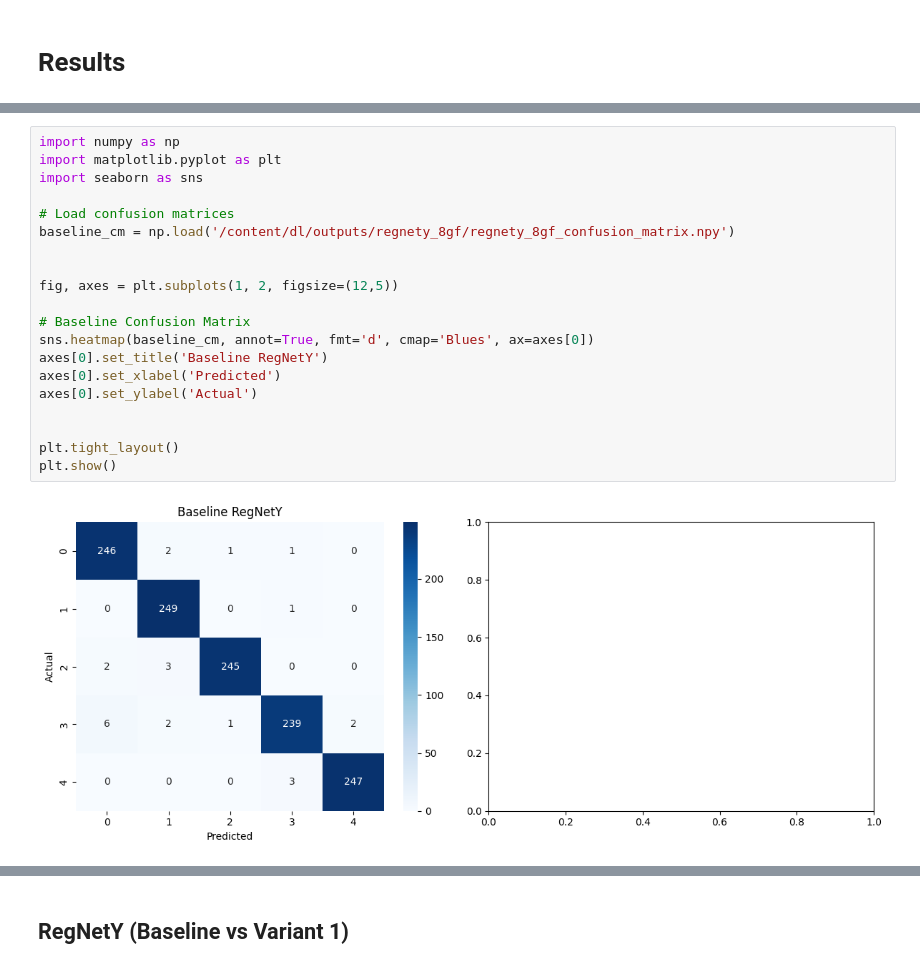
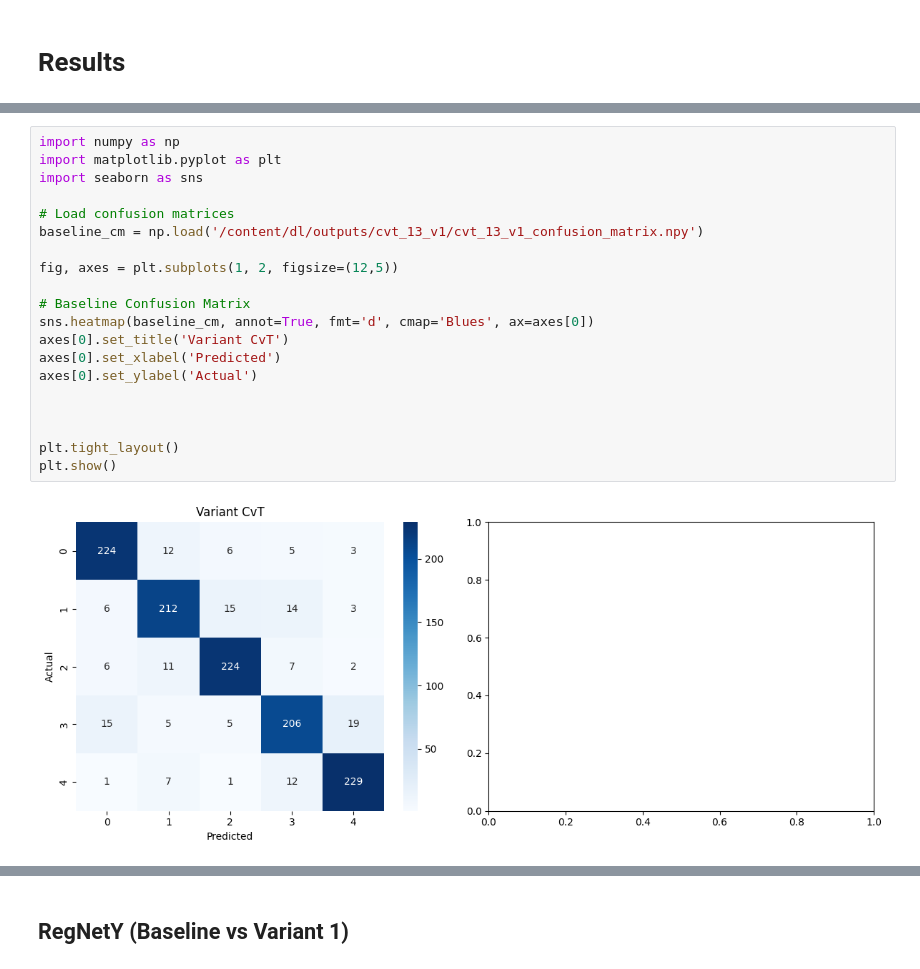
Before and after one commit to RanaAmr211/dl, a Jupyter notebook: main.ipynb, the cells around one changed output, grey strips where cells are left out. Cells and saved outputs as stored; diff of their text form.

```diff
--- a/main.ipynb
+++ b/main.ipynb
@@ -765,22 +612,22 @@ Baseline RegNetY: 2.11%
-# %%
-import numpy as np
-import matplotlib.pyplot as plt
-import seaborn as sns
-
-# Load confusion matrices
-baseline_cm = np.load('/content/dl/outputs/regnety_8gf/regnety_8gf_confusion_matrix.npy')
-
-
-fig, axes = plt.subplots(1, 2, figsize=(12,5))
-
-# Baseline Confusion Matrix
-sns.heatmap(baseline_cm, annot=True, fmt='d', cmap='Blues', ax=axes[0])
-axes[0].set_title('Baseline RegNetY')
-axes[0].set_xlabel('Predicted')
-axes[0].set_ylabel('Actual')
-
-
-plt.tight_layout()
-plt.show()
-# %% [output]
-[figure, removed]
+# %%
+import numpy as np
+import matplotlib.pyplot as plt
+import seaborn as sns
+
+# Load confusion matrices
+baseline_cm = np.load('/content/dl/outputs/cvt_13_v1/cvt_13_v1_confusion_matrix.npy')
+
+fig, axes = plt.subplots(1, 2, figsize=(12,5))
+
+# Baseline Confusion Matrix
+sns.heatmap(baseline_cm, annot=True, fmt='d', cmap='Blues', ax=axes[0])
+axes[0].set_title('Variant CvT')
+axes[0].set_xlabel('Predicted')
+axes[0].set_ylabel('Actual')
+
+
+
+plt.tight_layout()
+plt.show()
+# %% [output]
+[figure, added]
```
Also changed, not shown: parts of 17 cells of this notebook.
